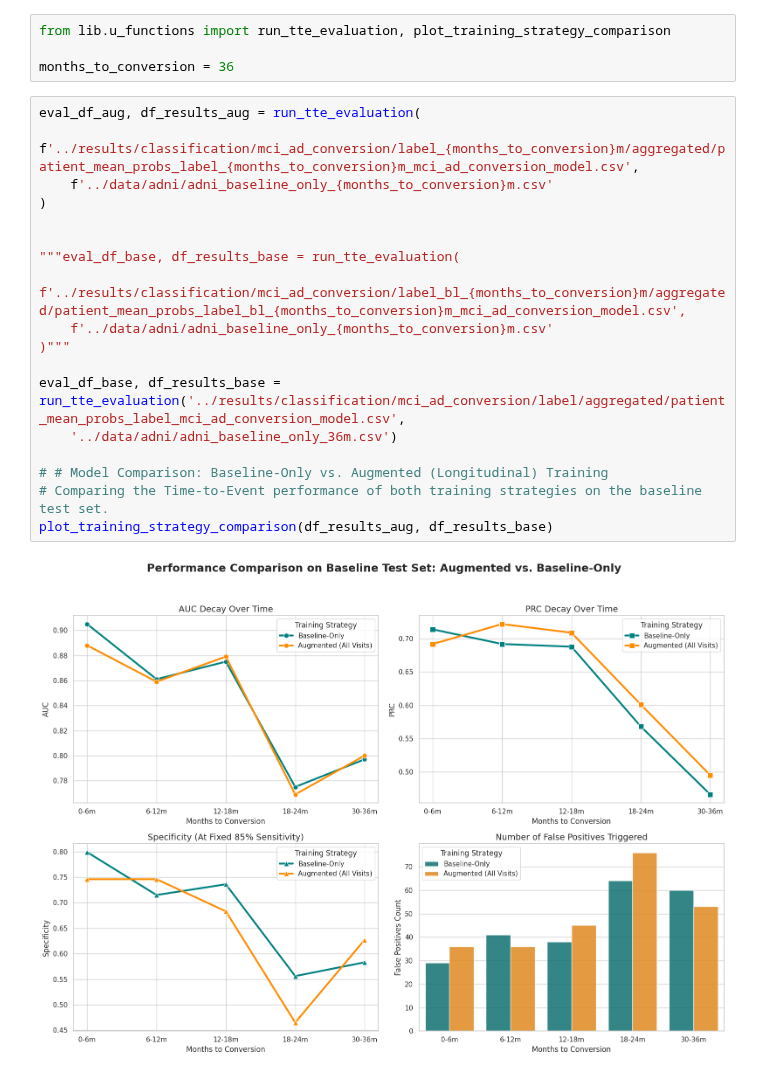
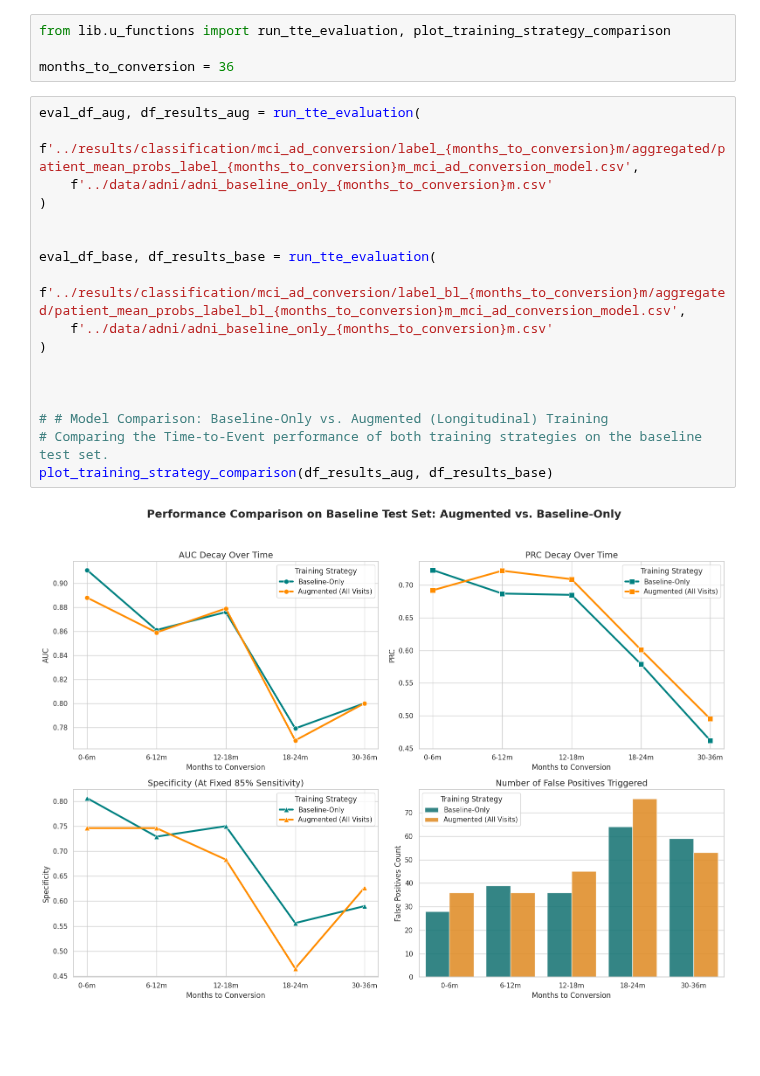
Before and after one commit to endrwalter/uncertainty_ml, a Jupyter notebook: code_evaluate_adni/baseline_vs_augmented.ipynb, the cells around one changed output. Drawn from its saved outputs; the diff is of its cells as text; blank space fills up the shorter version.

Commit message:
36 months only bl final analysis

```diff
--- a/code_evaluate_adni/baseline_vs_augmented.ipynb
+++ b/code_evaluate_adni/baseline_vs_augmented.ipynb
@@ -7,20 +7,19 @@ months_to_conversion = 36
 # %%
 eval_df_aug, df_results_aug = run_tte_evaluation(
     f'../results/classification/mci_ad_conversion/label_{months_to_conversion}m/aggregated/patient_mean_probs_label_{months_to_conversion}m_mci_ad_conversion_model.csv',
     f'../data/adni/adni_baseline_only_{months_to_conversion}m.csv'
 )
 
 
-"""eval_df_base, df_results_base = run_tte_evaluation(
+eval_df_base, df_results_base = run_tte_evaluation(
     f'../results/classification/mci_ad_conversion/label_bl_{months_to_conversion}m/aggregated/patient_mean_probs_label_bl_{months_to_conversion}m_mci_ad_conversion_model.csv',
     f'../data/adni/adni_baseline_only_{months_to_conversion}m.csv'
-)"""
+)
 
-eval_df_base, df_results_base = run_tte_evaluation('../results/classification/mci_ad_conversion/label/aggregated/patient_mean_probs_label_mci_ad_conversion_model.csv',
-    '../data/adni/adni_baseline_only_36m.csv')
+
 
 # # Model Comparison: Baseline-Only vs. Augmented (Longitudinal) Training
 # Comparing the Time-to-Event performance of both training strategies on the baseline test set.
 plot_training_strategy_comparison(df_results_aug, df_results_base)
 # %% [output]
-[figure, old version]
+[figure, new version]
```
Also changed, not shown: 2 other files.
